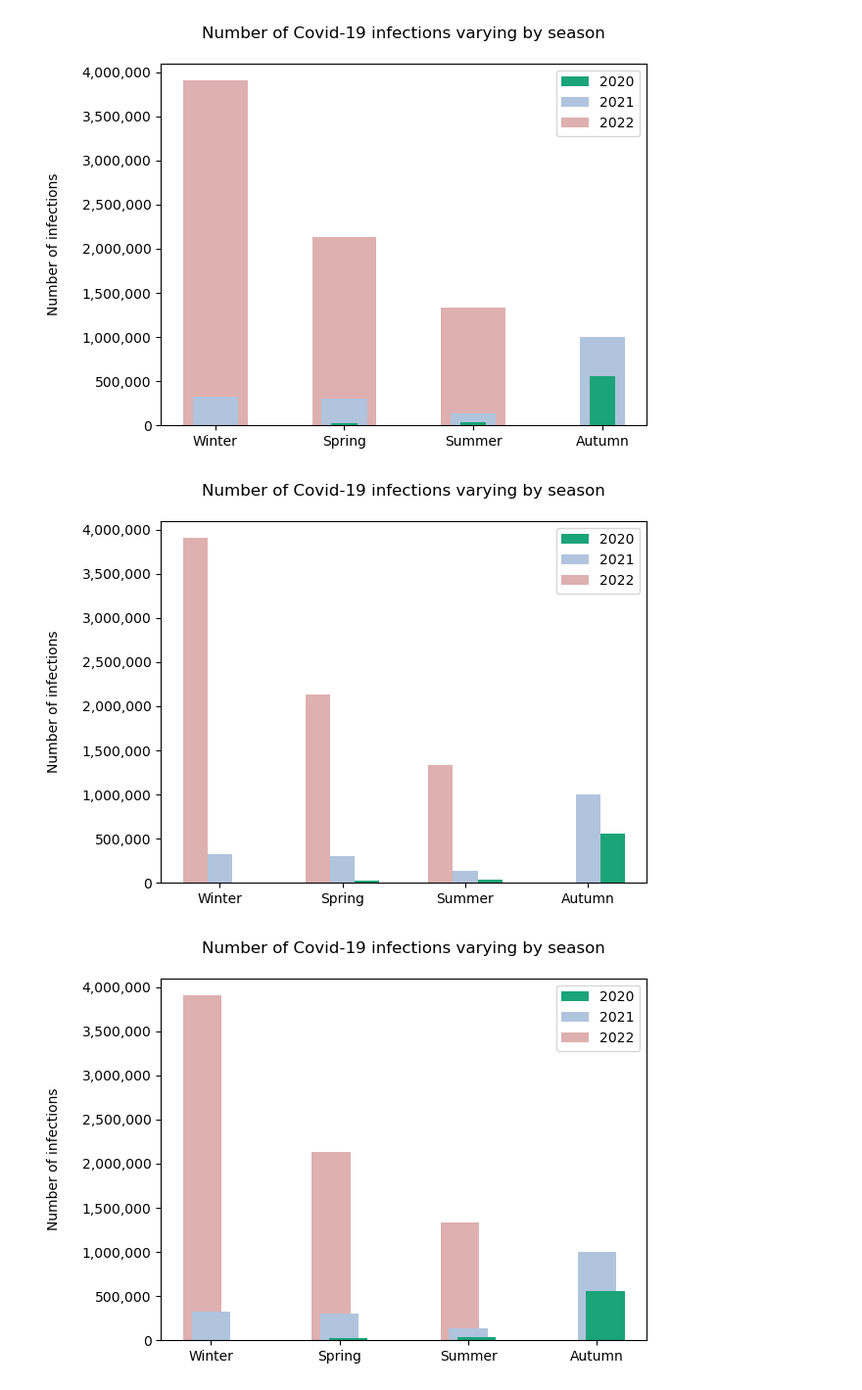
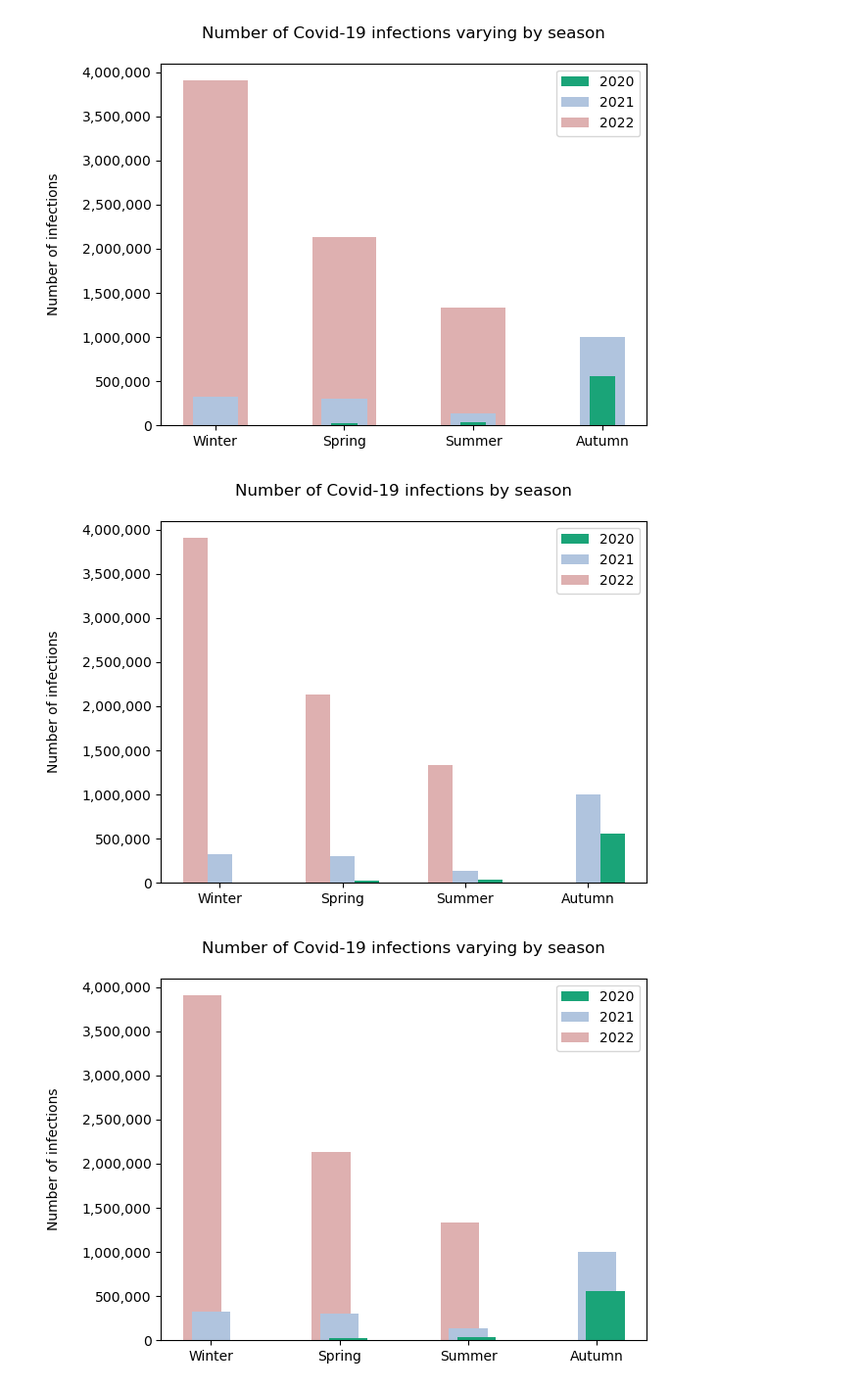
Before and after one commit to borosabel/visual_analytics_2022, a Jupyter notebook: individual work/submission_02_intermediate-Andeol.ipynb, the cells around one changed output. Shown at 98% size. Cells and saved outputs as stored; diff of their text form; code cells hidden in the pictures.

Commit message:
changed data sources from local to those available on the repo

```diff
--- a/individual work/submission_02_intermediate-Andeol.ipynb
+++ b/individual work/submission_02_intermediate-Andeol.ipynb
@@ -43,7 +43,7 @@ import pandas as pd
 import matplotlib.pyplot as plt
 import numpy as np
 # %%
-df = pd.read_csv('./CovidFaelle_Timeline.csv', delimiter=';')
+df = pd.read_csv('../data/covid_data/CovidFaelle_Timeline.csv', delimiter=';')
 df.head()
 # %% [output]
 |  | Time | Bundesland | BundeslandID | AnzEinwohner | AnzahlFaelle | AnzahlFaelleSum | AnzahlFaelle7Tage | ... |
@@ -111,31 +111,32 @@ plt.show()
 # %%
 fig = plt.figure()
 ax = fig.add_subplot(111)
 
 width = 0.2
 x = np.arange(len(labels))
 
 ax.bar(x - width, height=year_2022_sums, width=0.2, label='2022', color='#deb0b0')
 ax.bar(x, height=year_2021_sums, width=0.2, label='2021', color='#b0c4de')
 ax.bar(x + width, height=year_2020_sums, width=0.2, label='2020', color='#1AA478')
 
 plt.xticks(x, labels)
 plt.yticks(np.arange(0, 4000001, 500000))
 plt.ylabel('Number of infections\n')
-plt.title('Number of Covid-19 infections varying by season\n')
+plt.title('Number of Covid-19 infections by season\n')
 
 # Disable scientific notation for y-axis and add commas
 current_values = plt.gca().get_yticks()
 plt.gca().set_yticklabels(['{:,.0f}'.format(x) for x in current_values])
 
 # order the legends
 legend_handles, legend_labels = plt.gca().get_legend_handles_labels()
 legend_order = [2,1,0]
 plt.legend([legend_handles[idx] for idx in legend_order],[legend_labels[idx] for idx in legend_order],loc='upper right')
 
-plt.show()
+
+plt.savefig('plot_andeol.png', dpi=1200, format='png', bbox_inches='tight')
 # %% [output]
-[figure, old version]
+[figure, new version]
 # %%
 fig = plt.figure()
 ax = fig.add_subplot(111)
```
Also changed, not shown: parts of 1 cell of this notebook, 2 other files.
